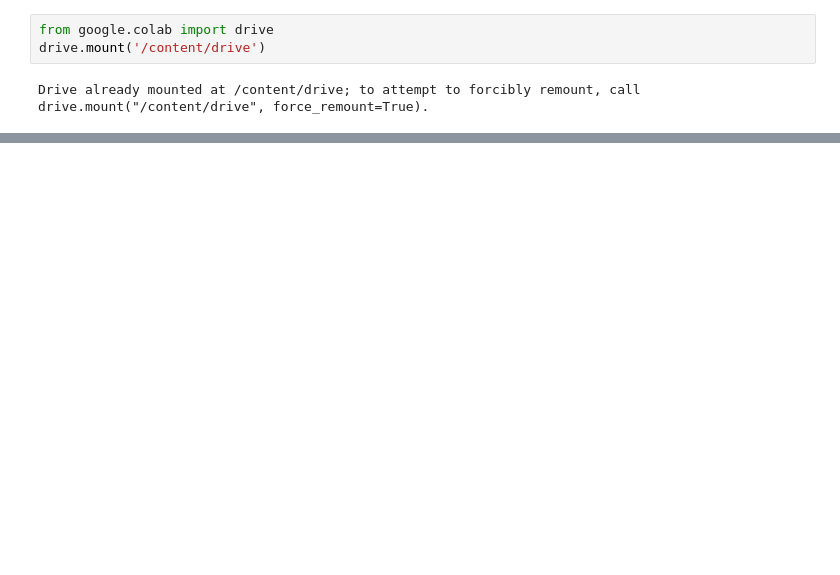
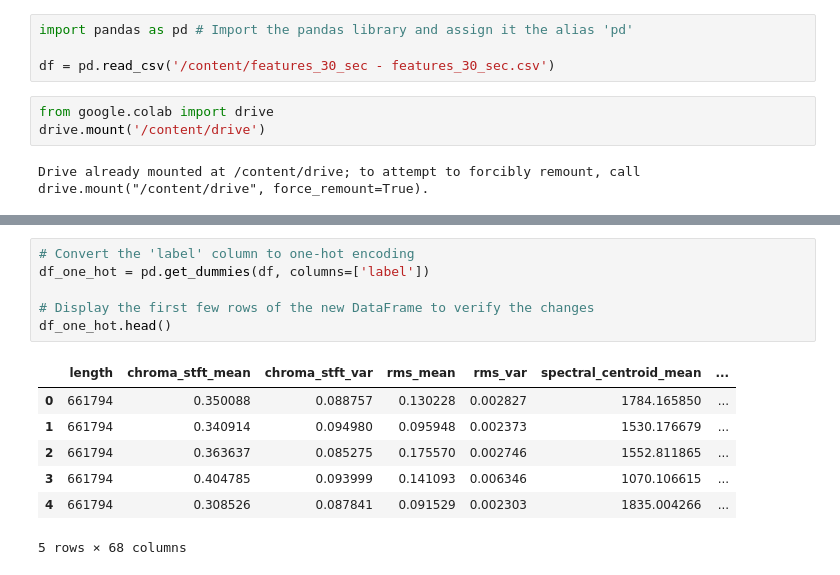
Before and after one commit to Tion286/Hello-world, a Jupyter notebook: Copy_of_End_of_Week_Assessment.ipynb, the cells around one changed output, grey strips where cells are left out. Drawn from its saved outputs; the diff is of its cells as text; blank space fills up the shorter version.

```diff
--- a/Copy_of_End_of_Week_Assessment.ipynb
+++ b/Copy_of_End_of_Week_Assessment.ipynb
@@ -9,3 +14,7 @@ df = pd.read_csv("/content/drive/MyDrive/Copy of movie_ratings - movie_ratings.c
+# %%
+import pandas as pd # Import the pandas library and assign it the alias 'pd'
+
+df = pd.read_csv('/content/features_30_sec - features_30_sec.csv')
 # %%
 from google.colab import drive
 drive.mount('/content/drive')
@@ -100,0 +63,14 @@ NameError: name 'grid_search' is not defined
+# %%
+# Convert the 'label' column to one-hot encoding
+df_one_hot = pd.get_dummies(df, columns=['label'])
+
+# Display the first few rows of the new DataFrame to verify the changes
+df_one_hot.head()
+# %% [output]
+|  | length | chroma_stft_mean | chroma_stft_var | rms_mean | rms_var | spectral_centroid_mean | ... |
+| 0 | 661794 | 0.350088 | 0.088757 | 0.130228 | 0.002827 | 1784.165850 | ... |
+| 1 | 661794 | 0.340914 | 0.094980 | 0.095948 | 0.002373 | 1530.176679 | ... |
+| 2 | 661794 | 0.363637 | 0.085275 | 0.175570 | 0.002746 | 1552.811865 | ... |
+| 3 | 661794 | 0.404785 | 0.093999 | 0.141093 | 0.006346 | 1070.106615 | ... |
+| 4 | 661794 | 0.308526 | 0.087841 | 0.091529 | 0.002303 | 1835.004266 | ... |
+5 rows × 68 columns
```
Also changed, not shown: parts of 27 cells of this notebook.
